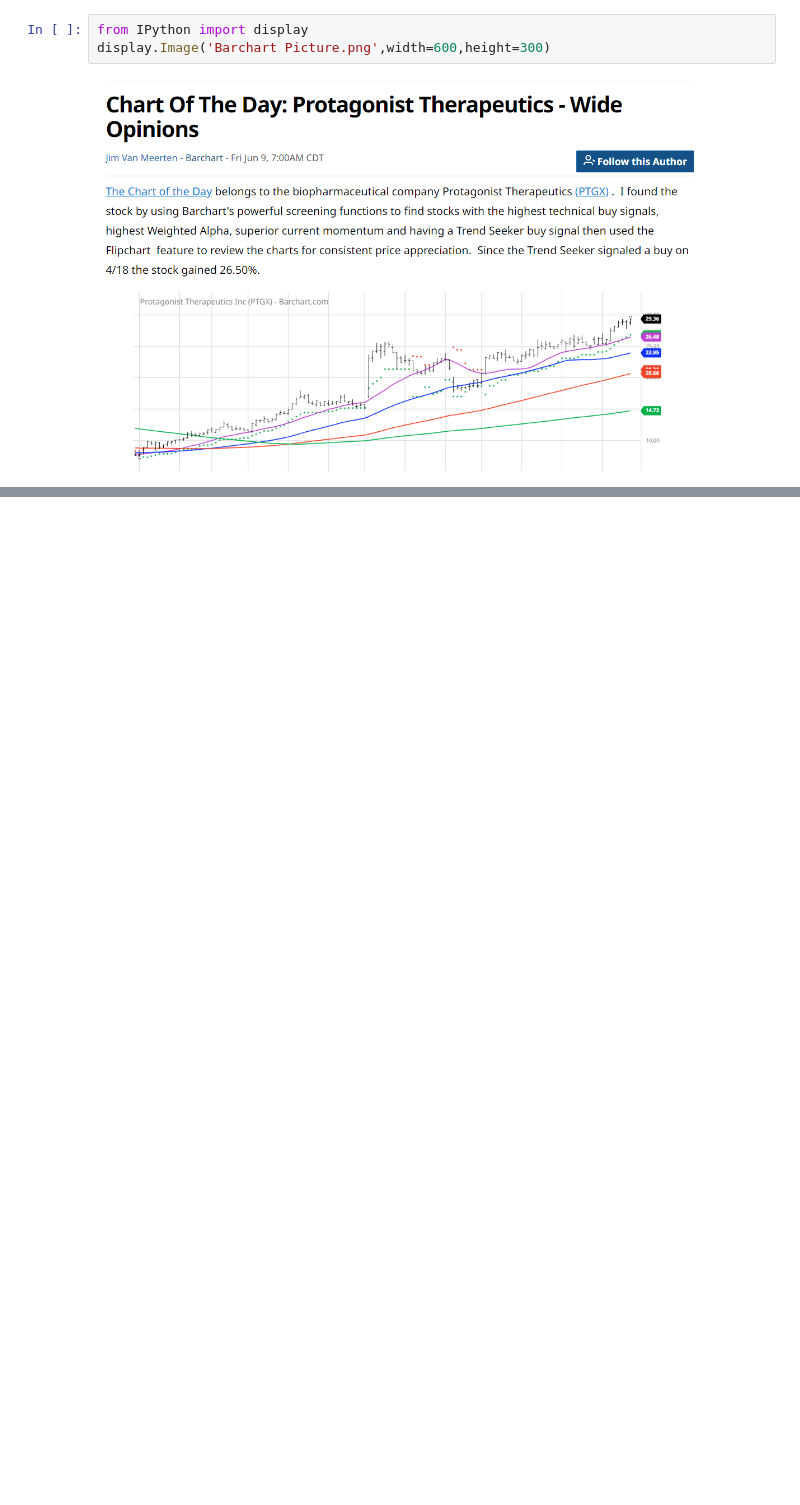
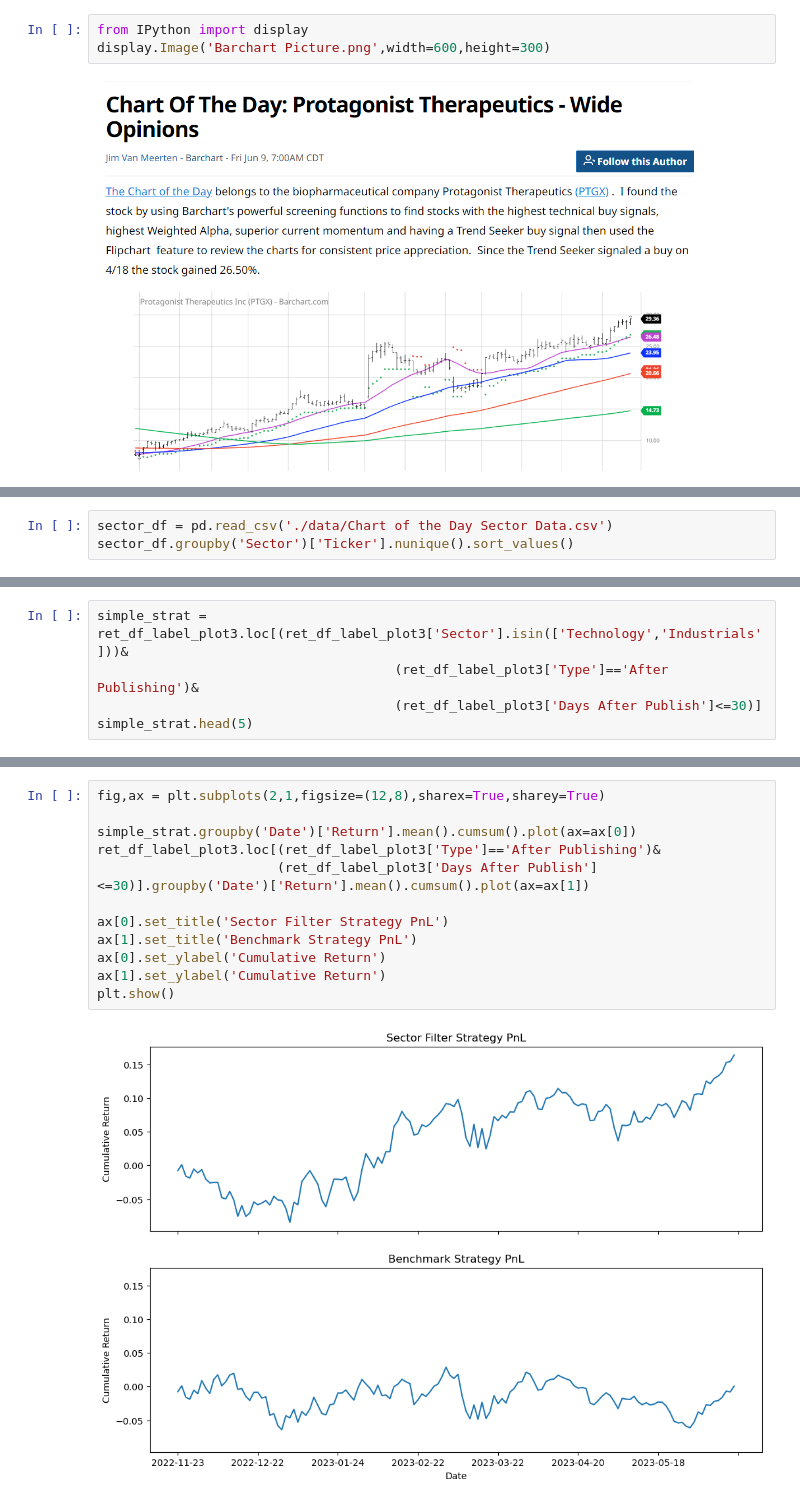
Before and after one commit to shaoyuliu98/Quantitative-Research, a Jupyter notebook: Barchart Chart of the Day.ipynb, the cells around one changed output, grey strips where cells are left out. Drawn from its saved outputs; the diff is of its cells as text; blank space fills up the shorter version.

```diff
--- a/Barchart Chart of the Day.ipynb
+++ b/Barchart Chart of the Day.ipynb
@@ -15,0 +53,3 @@ display.Image('Barchart Picture.png',width=600,height=300)
+# %%
+sector_df = pd.read_csv('./data/Chart of the Day Sector Data.csv')
+sector_df.groupby('Sector')['Ticker'].nunique().sort_values()
@@ -15,0 +251,5 @@ display.Image('Barchart Picture.png',width=600,height=300)
+# %%
+simple_strat = ret_df_label_plot3.loc[(ret_df_label_plot3['Sector'].isin(['Technology','Industrials']))&
+                                      (ret_df_label_plot3['Type']=='After Publishing')&
+                                      (ret_df_label_plot3['Days After Publish']<=30)]
+simple_strat.head(5)
@@ -15,0 +265,14 @@ display.Image('Barchart Picture.png',width=600,height=300)
+# %%
+fig,ax = plt.subplots(2,1,figsize=(12,8),sharex=True,sharey=True)
+
+simple_strat.groupby('Date')['Return'].mean().cumsum().plot(ax=ax[0])
+ret_df_label_plot3.loc[(ret_df_label_plot3['Type']=='After Publishing')&
+                       (ret_df_label_plot3['Days After Publish']<=30)].groupby('Date')['Return'].mean().cumsum().plot(ax=ax[1])
+
+ax[0].set_title('Sector Filter Strategy PnL')
+ax[1].set_title('Benchmark Strategy PnL')
+ax[0].set_ylabel('Cumulative Return')
+ax[1].set_ylabel('Cumulative Return')
+plt.show()
+# %% [output]
+[figure, added]
```
Also changed, not shown: parts of 28 cells of this notebook, 3 other files.
